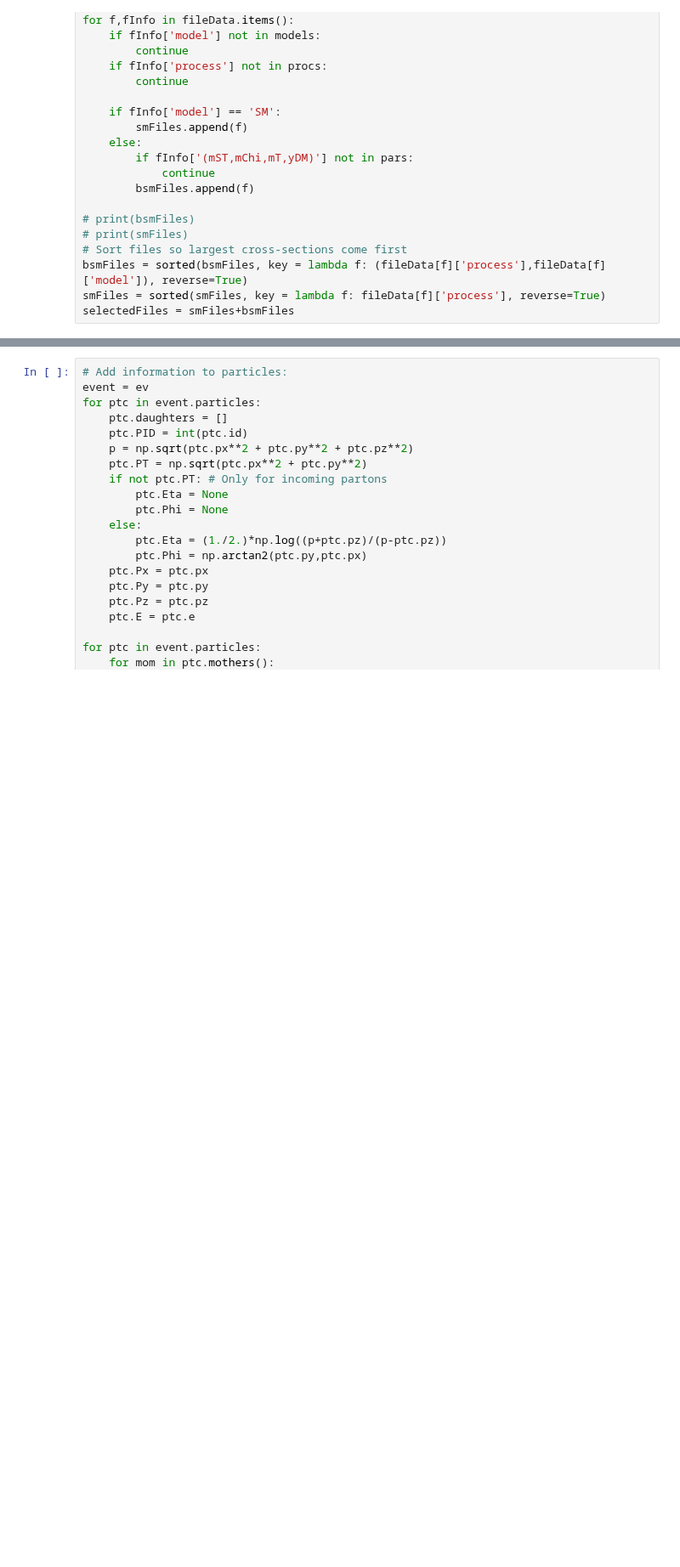
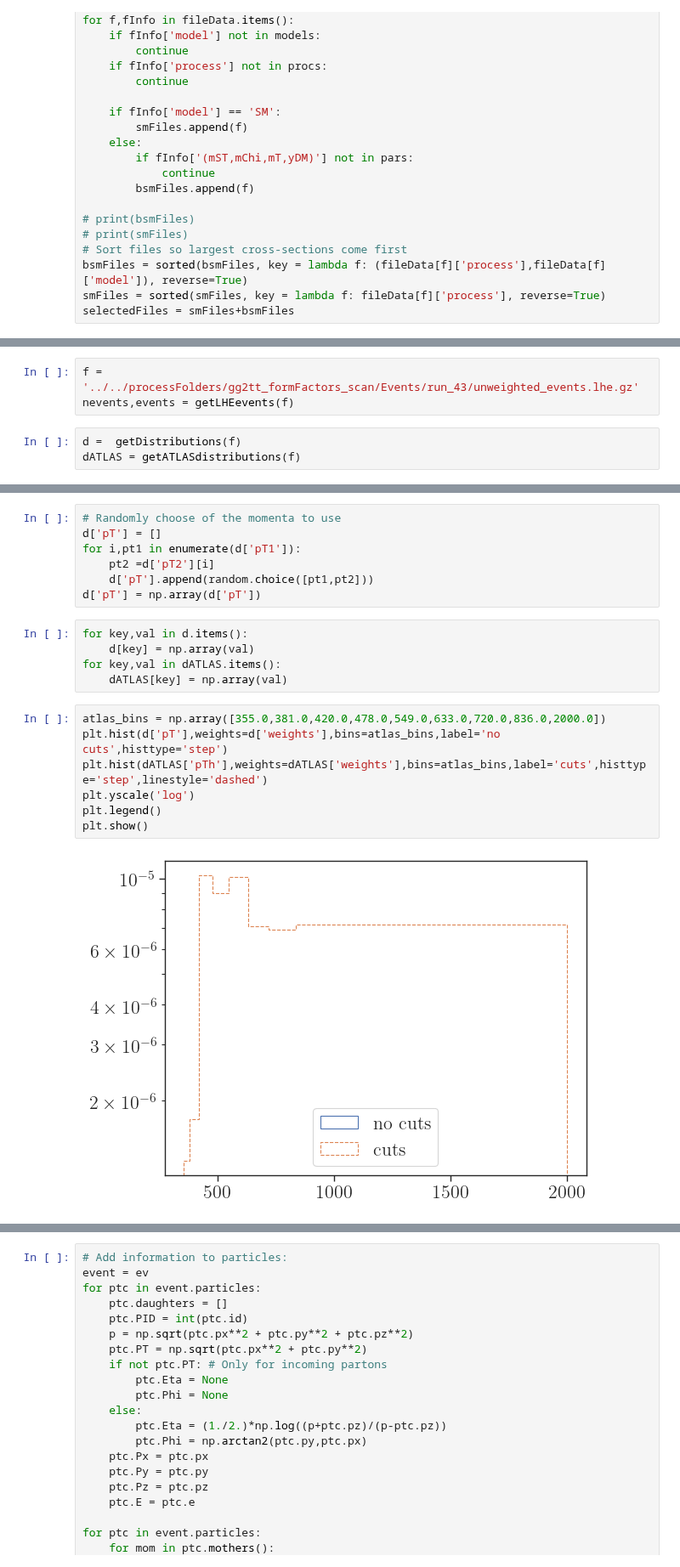
Before and after one commit to andlessa/SMStoEFT, a Jupyter notebook: notebooks/distributions/plots-dists-light copy 2.ipynb, the cells around one changed output, grey strips where cells are left out. Shown at 85% size. Cells and saved outputs as stored; diff of their text form; blank space fills up the shorter version.

```diff
--- a/notebooks/distributions/plots-dists-light copy 2.ipynb
+++ b/notebooks/distributions/plots-dists-light copy 2.ipynb
@@ -120,0 +88,6 @@ for iev,ev in enumerate(events):
+# %%
+f = '../../processFolders/gg2tt_formFactors_scan/Events/run_43/unweighted_events.lhe.gz'
+nevents,events = getLHEevents(f)
+# %%
+d =  getDistributions(f)
+dATLAS = getATLASdistributions(f)
@@ -120,0 +108,21 @@ for iev,ev in enumerate(events):
+# %%
+# Randomly choose of the momenta to use
+d['pT'] = []
+for i,pt1 in enumerate(d['pT1']):
+    pt2 =d['pT2'][i]
+    d['pT'].append(random.choice([pt1,pt2]))
+d['pT'] = np.array(d['pT'])
+# %%
+for key,val in d.items():
+    d[key] = np.array(val)
+for key,val in dATLAS.items():
+    dATLAS[key] = np.array(val)
+# %%
+atlas_bins = np.array([355.0,381.0,420.0,478.0,549.0,633.0,720.0,836.0,2000.0])
+plt.hist(d['pT'],weights=d['weights'],bins=atlas_bins,label='no cuts',histtype='step')
+plt.hist(dATLAS['pTh'],weights=dATLAS['weights'],bins=atlas_bins,label='cuts',histtype='step',linestyle='dashed')
+plt.yscale('log')
+plt.legend()
+plt.show()
+# %% [output]
+[figure, added]
```
Also changed, not shown: parts of 11 cells of this notebook, 2 other files.
